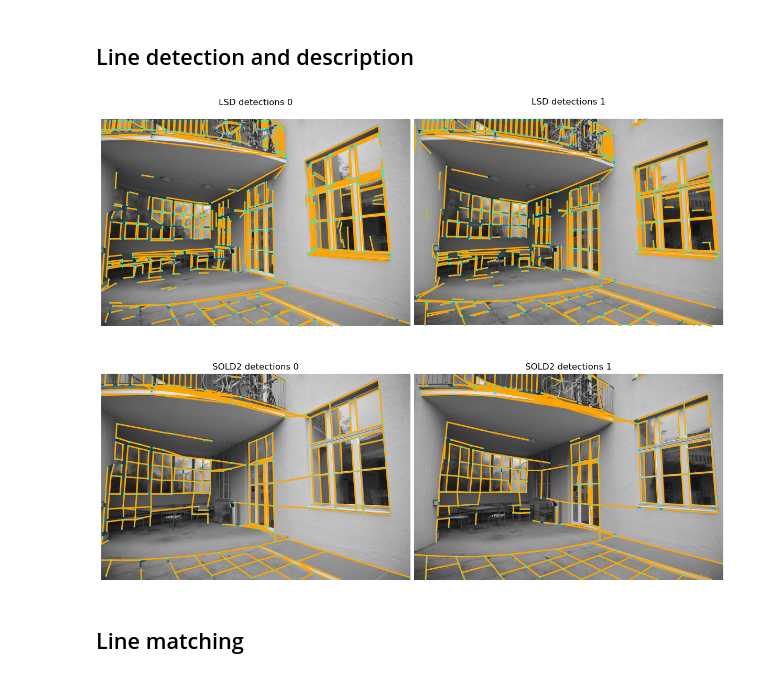
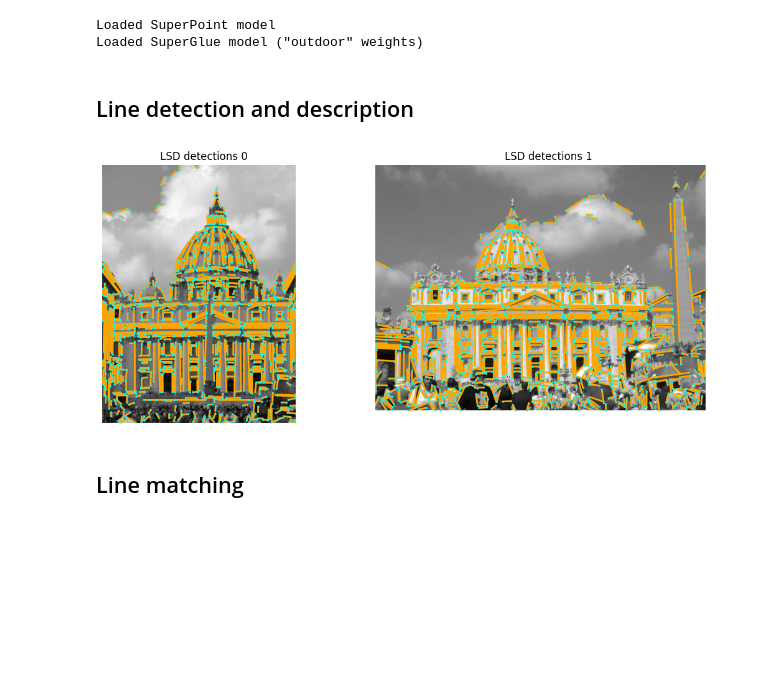
Before and after one commit to danini/robust-line-based-estimator, a Jupyter notebook: examples/multi_homograpy_from_lines.ipynb, the cells around one changed output. Saved outputs shown, nothing was run; the diff lists cells and outputs as text; code cells hidden in the pictures; blank space fills up the shorter version.

Commit message:
New line matcher matching endpoints with SuperGlue

```diff
--- a/examples/multi_homograpy_from_lines.ipynb
+++ b/examples/multi_homograpy_from_lines.ipynb
@@ -8,41 +8,28 @@ import pygcransac
 import pyprogressivex
 import seaborn as sns
 # %%
-img0_file = 'img/terrace0.JPG'
+img0_file = '/home/remi/Documents/datasets/RANSAC-Tutorial-Data/val/st_peters_square/images/99951716_5027797309.jpg'  # 'img/terrace0.JPG'
 img0 = cv2.imread(img0_file, 0)
-img1_file = 'img/terrace1.JPG'
+img1_file = '/home/remi/Documents/datasets/RANSAC-Tutorial-Data/val/st_peters_square/images/99909629_4872049450.jpg'  # 'img/terrace1.JPG'
 img1 = cv2.imread(img1_file, 0)
 
-# LSD+LBD matcher
-lsd_lbd_matcher = LineMatcher(line_detector='lsd', line_matcher='lbd')
-
-# SOLD2 matcher
-conf = {
-    'sold2': {
-        'ckpt_path': '../third_party/SOLD2/pretrained_models/sold2_wireframe.tar',
-        'device': 'cpu'
-    }
-}
-sold2_matcher = LineMatcher(line_detector='sold2', line_matcher='sold2', conf=conf)
+# LSD+SuperGlueEndpoints matcher
+lsd_sg_matcher = LineMatcher(line_detector='lsd', line_matcher='superglue_endpoints')
+# %% [output]
+Loaded SuperPoint model
+Loaded SuperGlue model ("outdoor" weights)
 # %% [markdown]
 ## Line detection and description
 # %%
 ## LSD detections
-lsd_lbd_features0 = lsd_lbd_matcher.detect_and_describe_lines(img0)
-lsd_lbd_features1 = lsd_lbd_matcher.detect_and_describe_lines(img1)
-
-## SOLD2 detections
-sold2_features0 = sold2_matcher.detect_and_describe_lines(img0)
-sold2_features1 = sold2_matcher.detect_and_describe_lines(img1)
+lsd_sg_features0 = lsd_sg_matcher.detect_and_describe_lines(img0)
+lsd_sg_features1 = lsd_sg_matcher.detect_and_describe_lines(img1)
 
 # Display the detections
 plot_images([img0, img1], ['LSD detections 0', 'LSD detections 1'])
-plot_lines([lsd_lbd_features0["line_segments"][:, :, [1, 0]], lsd_lbd_features1["line_segments"][:, :, [1, 0]]])
-plot_images([img0, img1], ['SOLD2 detections 0', 'SOLD2 detections 1'])
-plot_lines([sold2_features0["line_segments"][:, :, [1, 0]], sold2_features1["line_segments"][:, :, [1, 0]]])
+plot_lines([lsd_sg_features0["line_segments"][:, :, [1, 0]], lsd_sg_features1["line_segments"][:, :, [1, 0]]])
 # %% [output]
-[figure, old version]
+[figure, new version]
-[figure, removed]
 # %% [markdown]
 ## Line matching
 # %%
```
Also changed, not shown: parts of 4 cells of this notebook, 11 other files.
